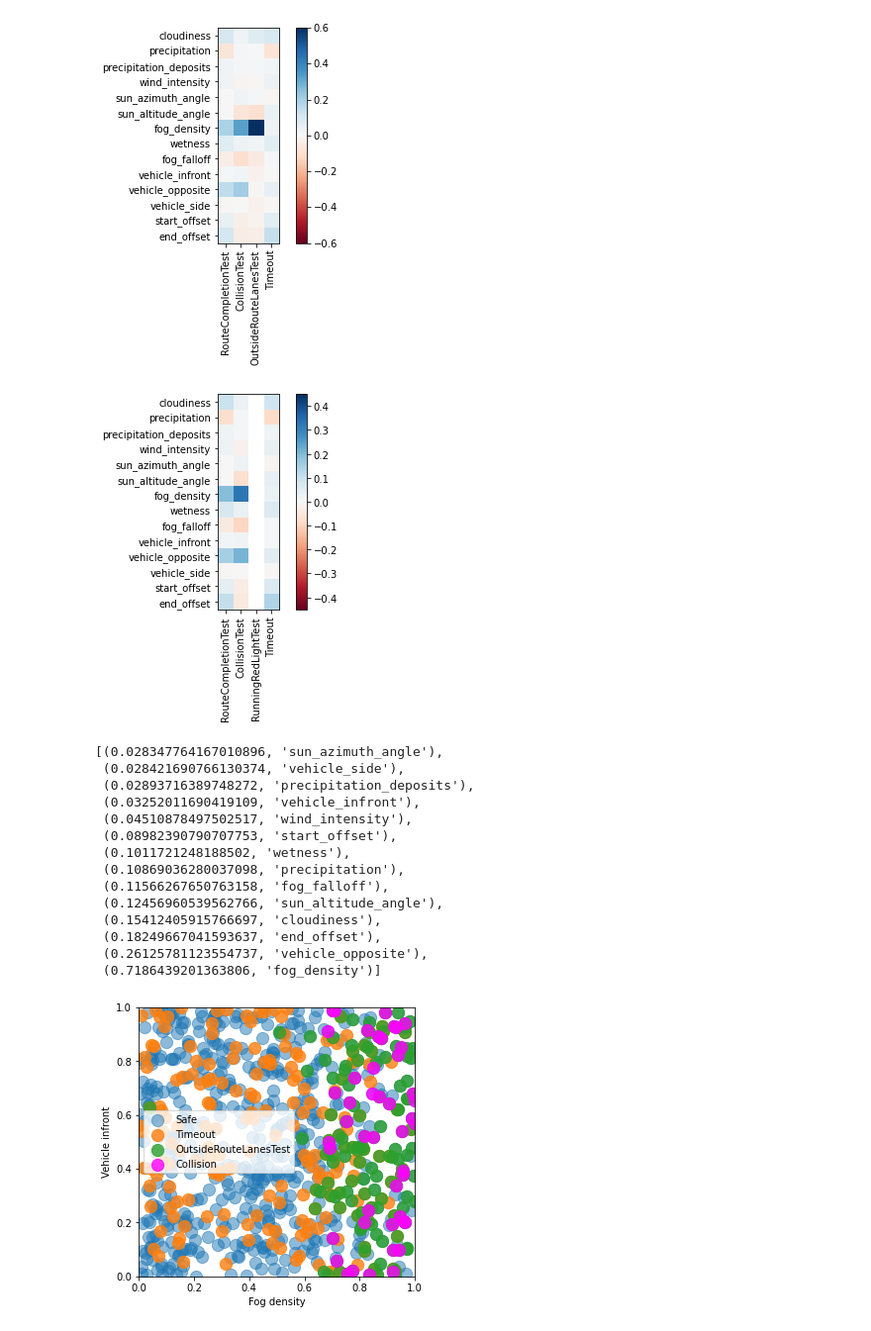
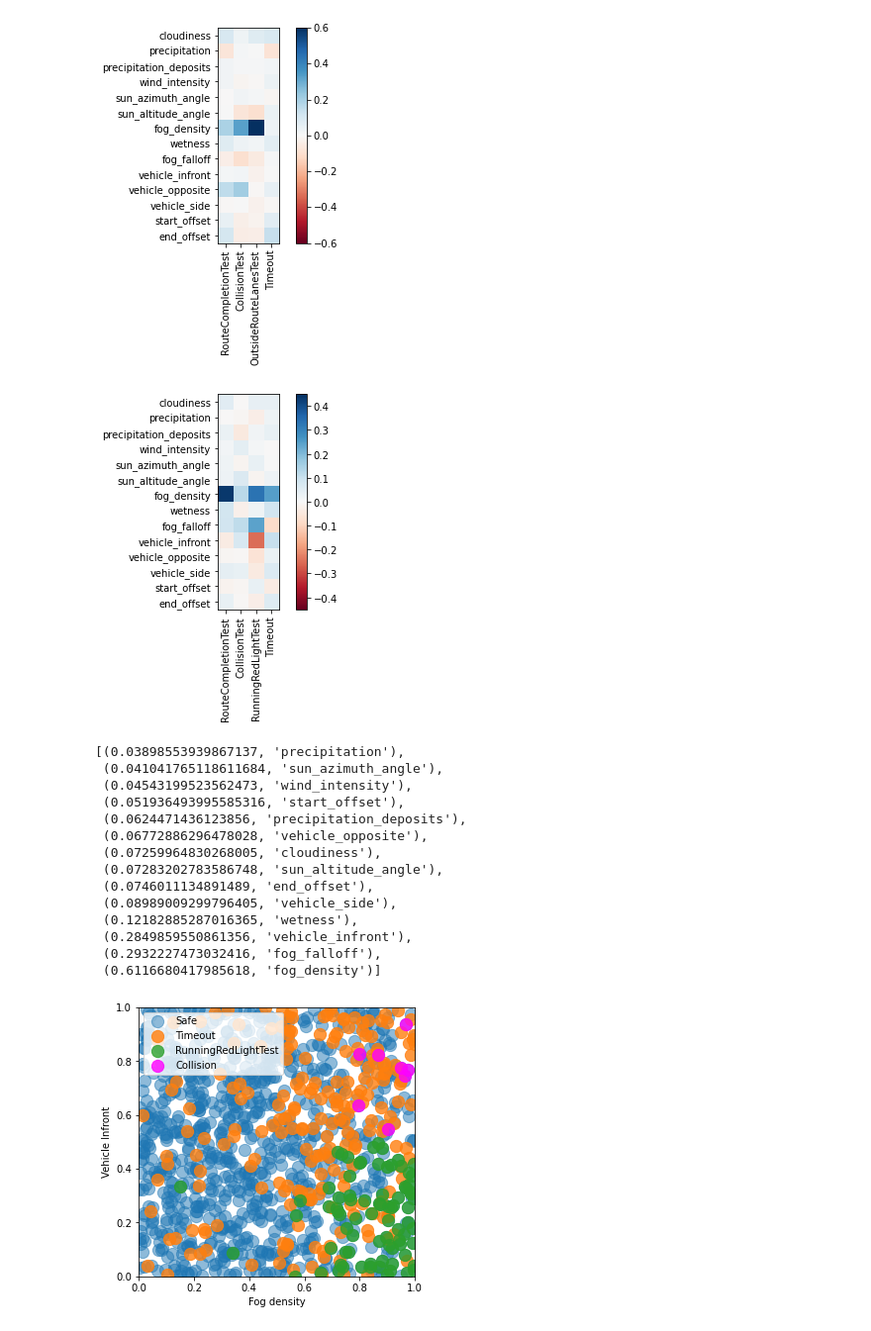
Before and after one commit to GuannanLou/TCP, a Jupyter notebook: tools/statistic.ipynb, the cells around one changed output. Shown: that part at 99% size. Cells and saved outputs as stored; diff of their text form; code cells hidden in the pictures.

```diff
--- a/tools/statistic.ipynb
+++ b/tools/statistic.ipynb
@@ -9,13 +13,20 @@ import os
 # # Straight Road
 # data_folder = '../data/routes_short_2023-05-05|22:07:50/'
 
+data_folders = [
+    '../data/routes_short_2023-05-05|22:07:50/',
+    '../data/routes_short_2023-05-18|17:31:36/',
+    '../data/routes_short_2023-05-22|16:42:21/'
+]
 # Curve Road
-data_folder = '../data/routes_short_2023-05-12|17:04:09/'
+# data_folder = '../data/routes_short_2023-05-12|17:04:09/'
+# data_folders = ['../data/routes_short_2023-05-12|17:04:09/']
 
 image_folders = []
-for sub_folder in os.listdir(data_folder):
-    if not sub_folder.endswith('.csv'):
-        image_folders.append(data_folder+sub_folder)
+for data_folder in data_folders:
+    for sub_folder in os.listdir(data_folder):
+        if not sub_folder.endswith('.csv'):
+            image_folders.append(data_folder+sub_folder)
 image_folders.sort()
 image_folders = image_folders[:-1]
 len(image_folders), image_folders[0]
@@ -66,7 +77,9 @@ scenario_header = ["cloudiness",
                    "vehicle_side",
                    "start_offset",
                    "end_offset"]
-scenarios = pd.read_csv(data_folder+'scenario.csv',names=scenario_header)
+scenarios = pd.read_csv(data_folders[0]+'scenario.csv',names=scenario_header)
+scenarios = pd.concat([scenarios, pd.read_csv(data_folders[1]+'scenario.csv',names=scenario_header)])
+scenarios = pd.concat([scenarios, pd.read_csv(data_folders[2]+'scenario.csv',names=scenario_header)])
 print(scenarios.shape)
 
 # plt.figure(figsize=(20,2))
@@ -136,6 +151,9 @@ criterion_header = ["RouteCompletionTest",
                     "AgentBlockedTest",
                     "AgentBlockedTest_figure",
                     "Timeout"]
-criterions = pd.read_csv(data_folder+'criterion-replace.csv',names=criterion_header)
+criterions = pd.read_csv(data_folders[0]+'criterion-replace.csv',names=criterion_header)
+criterions = pd.concat([criterions, pd.read_csv(data_folders[1]+'criterion.csv',names=criterion_header)])
+criterions = pd.concat([criterions, pd.read_csv(data_folders[2]+'criterion.csv',names=criterion_header)])
 print(criterions.shape)
+criterions.head()
 # %% [output]
@@ -225,7 +237,7 @@ plt.colorbar()
 plt.show()
 # Positive means easy to cause failure
 # %% [output]
-[figure, old version]
+[figure, new version]
 # %%
 importance = []
 for i, name in enumerate(scenario_criterion.columns.tolist()[:14]):
@@ -233,57 +245,57 @@ for i, name in enumerate(scenario_criterion.columns.tolist()[:14]):
 importance.sort()
 importance
 # %% [output]
-[(0.028347764167010896, 'sun_azimuth_angle'),
- (0.028421690766130374, 'vehicle_side'),
- (0.02893716389748272, 'precipitation_deposits'),
- (0.03252011690419109, 'vehicle_infront'),
- (0.04510878497502517, 'wind_intensity'),
- (0.08982390790707753, 'start_offset'),
- (0.1011721248188502, 'wetness'),
- (0.10869036280037098, 'precipitation'),
- (0.11566267650763158, 'fog_falloff'),
- (0.12456960539562766, 'sun_altitude_angle'),
- (0.15412405915766697, 'cloudiness'),
- (0.18249667041593637, 'end_offset'),
- (0.26125781123554737, 'vehicle_opposite'),
- (0.7186439201363806, 'fog_density')]
+[(0.03898553939867137, 'precipitation'),
+ (0.041041765118611684, 'sun_azimuth_angle'),
+ (0.04543199523562473, 'wind_intensity'),
+ (0.051936493995585316, 'start_offset'),
+ (0.0624471436123856, 'precipitation_deposits'),
+ (0.06772886296478028, 'vehicle_opposite'),
+ (0.07259964830268005, 'cloudiness'),
+ (0.07283202783586748, 'sun_altitude_angle'),
+ (0.0746011134891489, 'end_offset'),
+ (0.08989009299796405, 'vehicle_side'),
+ (0.12182885287016365, 'wetness'),
+ (0.2849859550861356, 'vehicle_infront'),
+ (0.2932227473032416, 'fog_falloff'),
+ (0.6116680417985618, 'fog_density')]
 # %%
 import numpy as np
 from sklearn.decomposition import PCA, KernelPCA
 import matplotlib.pyplot as plt
 
 
 X = scenario_criterion[scenario_criterion.columns.tolist()[:14]].to_numpy()
 pca = PCA(n_components=2)
 # pca = PCA()
 pca.fit(X)
 
 colors = ['tab:orange', 'tab:green', 'magenta']
 
 s=150
 
 # Plot
 plt.figure(figsize=(5,5))
 plt.scatter(scenario_criterion['fog_density'][scenario_criterion['Timeout'] == 0],
             scenario_criterion['vehicle_infront'][(scenario_criterion['Timeout'] == 0)],
             c = 'tab:blue', s=s, alpha=0.5)
 plt.xlim((0,1))
 plt.ylim((0,1))
 
-for i, certion_label in enumerate(['Timeout','OutsideRouteLanesTest','CollisionTest']):
+for i, certion_label in enumerate(['Timeout','RunningRedLightTest','CollisionTest']):
     plt.scatter(scenario_criterion['fog_density'][(scenario_criterion[certion_label] == 1)],
                 scenario_criterion['vehicle_infront'][(scenario_criterion[certion_label] == 1)],
                 c = colors[i], s=s, alpha=0.8)
 
-plt.legend(['Safe','Timeout','OutsideRouteLanesTest','Collision'])
+plt.legend(['Safe','Timeout','RunningRedLightTest','Collision'])
 
 plt.xlabel('Fog density')
-plt.ylabel('Vehicle infront')
+plt.ylabel('Vehicle Infront')
 
 
 plt.show()
 # %% [output]
-[figure, old version]
+[figure, new version]
 # %%
 from sklearn.ensemble import RandomForestClassifier
 from sklearn.linear_model import LogisticRegression
```
Also changed, not shown: parts of 15 cells of this notebook, 3 other files.
